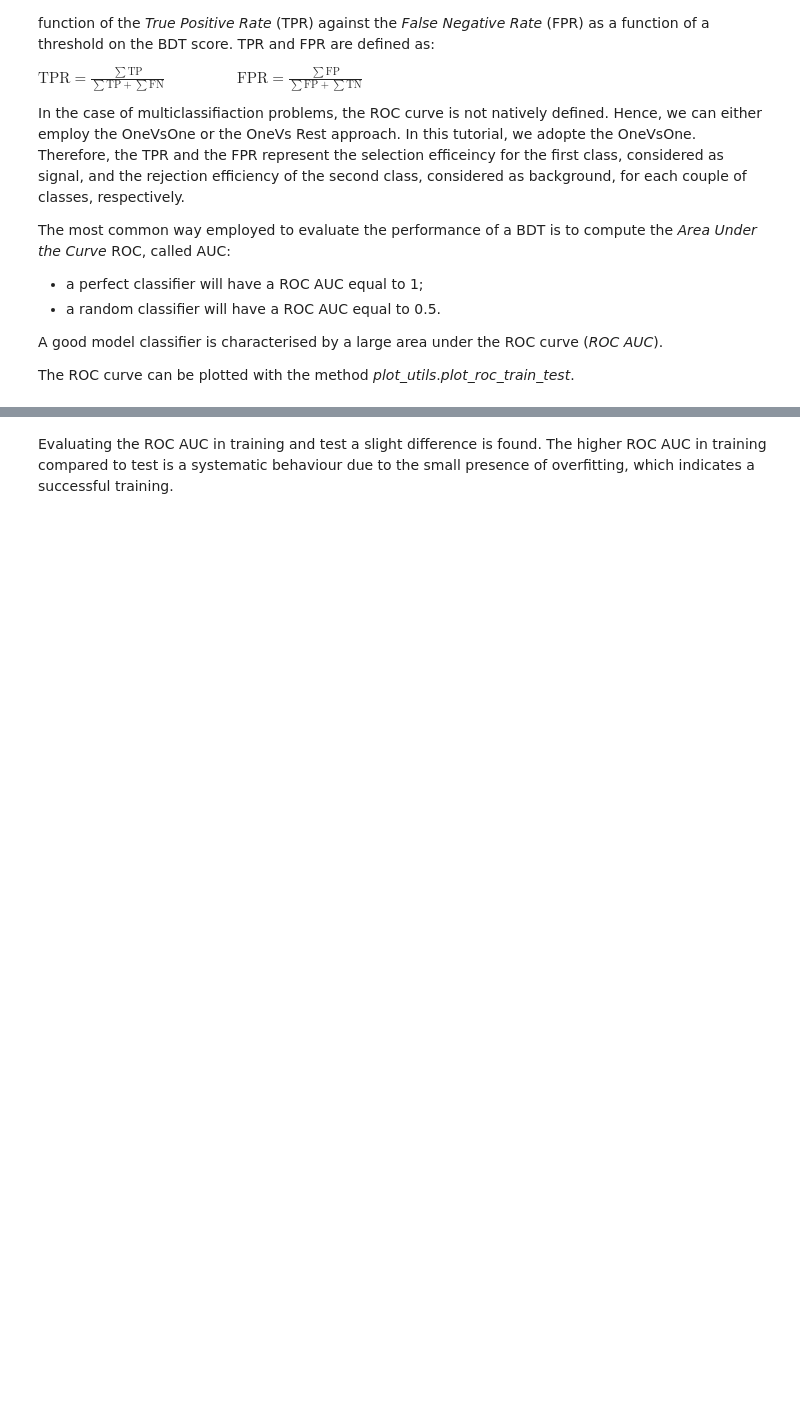
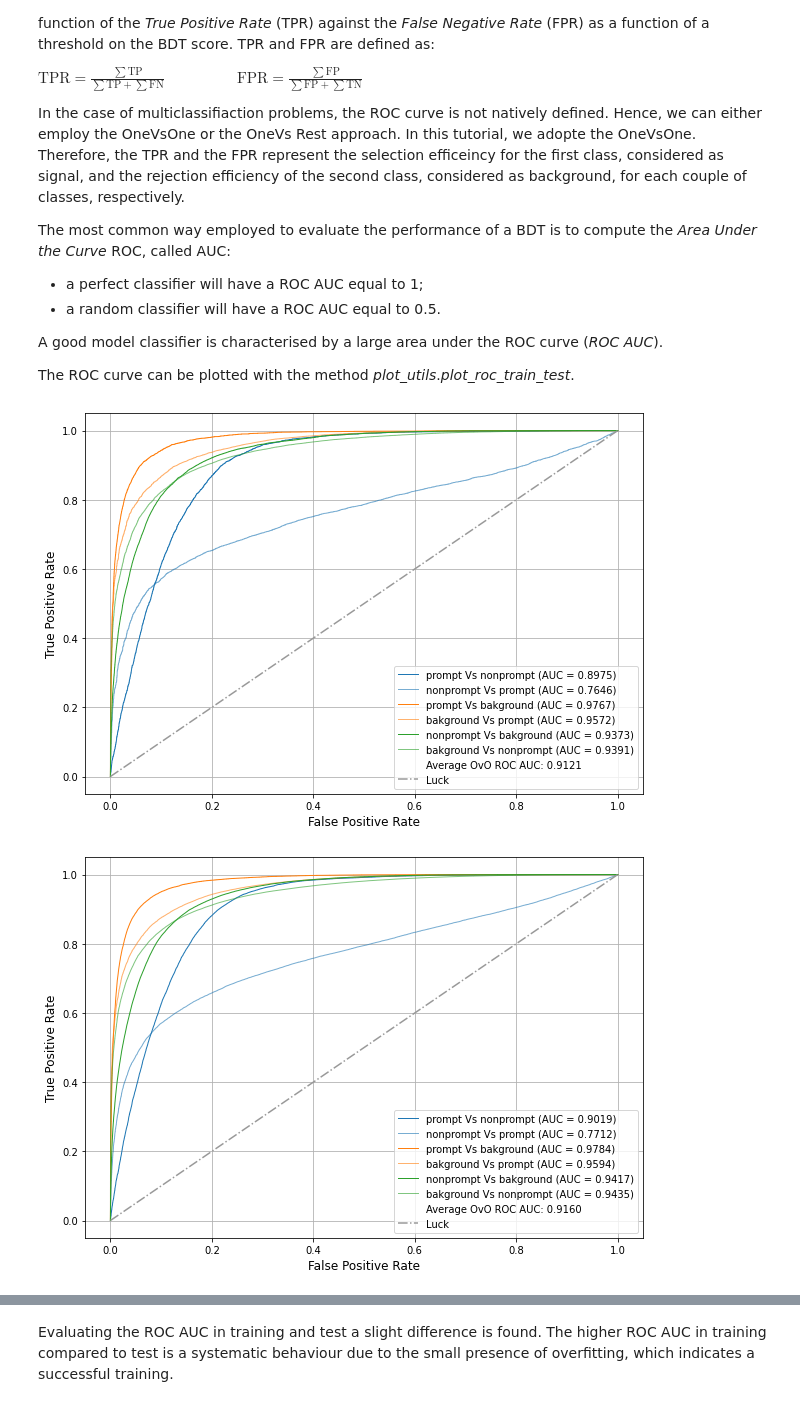
Before and after one commit to AliceO2Group/analysis-tutorials, a Jupyter notebook: o2at-3/machinelearning/BDTClassification/DsBDTrun3.ipynb, the cells around one changed output, grey strips where cells are left out. Drawn from its saved outputs; the diff is of its cells as text; code cells hidden in the pictures; blank space fills up the shorter version.

```diff
--- a/o2at-3/machinelearning/BDTClassification/DsBDTrun3.ipynb
+++ b/o2at-3/machinelearning/BDTClassification/DsBDTrun3.ipynb
@@ -97,5 +141,8 @@ Let's initialise the algorithm with the features we want to include in the train
 # %%
-features_for_train = []
+features_for_train = ['fCpa', 'fCpaXY', 'fDecayLength', 'fDecayLengthXY', 'fDeltaMassPhi', 'fImpactParameterXY', 'fAbsCos3PiK',
+                      'fMaxNormalisedDeltaIP']
+
+model_params = {'max_depth':5, 'learning_rate':0.029, 'n_estimators':500, 'min_child_weight':2.7, 'subsample':0.90, 'colsample_bytree':0.97, 'n_jobs':1, 'tree_method': 'gpu_hist'}
 
 model_clf = xgb.XGBClassifier()
-model_hdl = ModelHandler(model_clf, features_for_train)
+model_hdl = ModelHandler(model_clf, features_for_train, model_params)
@@ -121,4 +168,0 @@ The full operation has been conducted locally and the resulting values are repor
-# %%
-hyper_pars_ranges = {"n_estimators": (200, 1000)}
-model_hdl.optimize_params_optuna(train_test_data, hyper_pars_ranges, cross_val_scoring="roc_auc_ovo", timeout=60, n_jobs=1, n_trials=5,direction="maximize")
-hyper_pars_opt = {"n_estimators": 1000}
@@ -167,4 +232,7 @@ A good model classifier is characterised by a large area under the ROC curve (_R
 
 The ROC curve can be plotted with the method _plot\_utils_._plot\_roc\_train\_test_.
 # %%
-roc_train_test_fig = plot_utils.plot_roc_train_test(train_test_data[3], y_pred_test, None, leg_labels, multi_class_opt="ovo")
+roc_train_test_fig = plot_utils.plot_roc_train_test(train_test_data[3], y_pred_test, train_test_data[1], y_pred_train, None, leg_labels, multi_class_opt="ovo")
+# %% [output]
+[figure, added]
+[figure, added]
```
Also changed, not shown: parts of 32 cells of this notebook.
